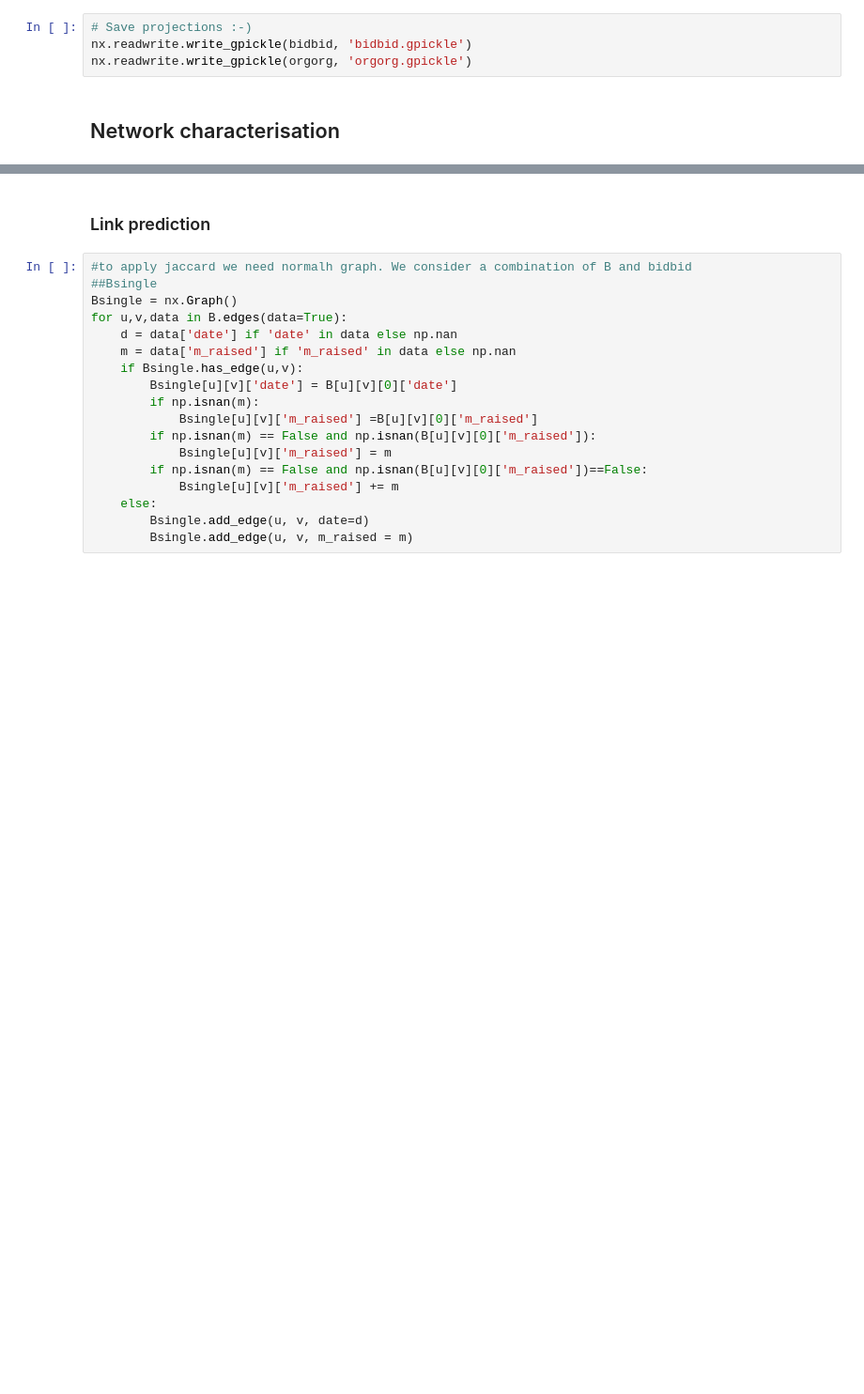
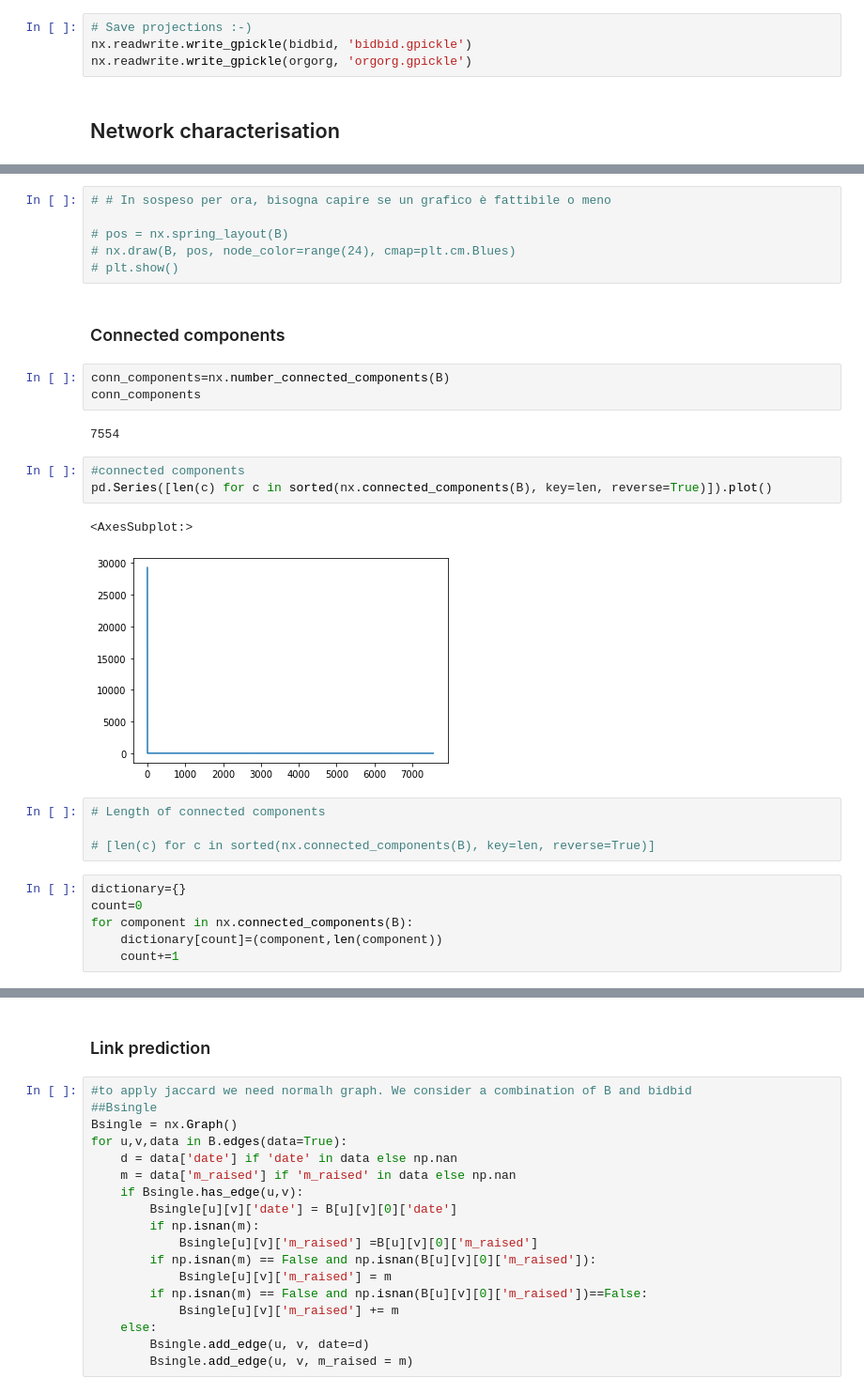
Before and after one commit to testalorenzo/crunch_net, a Jupyter notebook: notebook/crunch_up.ipynb, the cells around one changed output, grey strips where cells are left out. Shown: that part at 94% size. Saved outputs shown, nothing was run; the diff lists cells and outputs as text; blank space fills up the shorter version.

```diff
--- a/notebook/crunch_up.ipynb
+++ b/notebook/crunch_up.ipynb
@@ -151,0 +253,29 @@ nx.readwrite.write_gpickle(orgorg, 'orgorg.gpickle')
+# %%
+# # In sospeso per ora, bisogna capire se un grafico è fattibile o meno
+
+# pos = nx.spring_layout(B)
+# nx.draw(B, pos, node_color=range(24), cmap=plt.cm.Blues)
+# plt.show()
+# %% [markdown]
+### Connected components
+# %%
+conn_components=nx.number_connected_components(B)
+conn_components
+# %% [output]
+7554
+# %%
+#connected components
+pd.Series([len(c) for c in sorted(nx.connected_components(B), key=len, reverse=True)]).plot()
+# %% [output]
+<AxesSubplot:>
+[figure, added]
+# %%
+# Length of connected components
+
+# [len(c) for c in sorted(nx.connected_components(B), key=len, reverse=True)]
+# %%
+dictionary={}
+count=0
+for component in nx.connected_components(B):
+    dictionary[count]=(component,len(component))
+    count+=1
```
Also changed, not shown: parts of 44 cells of this notebook, 5 other files.
